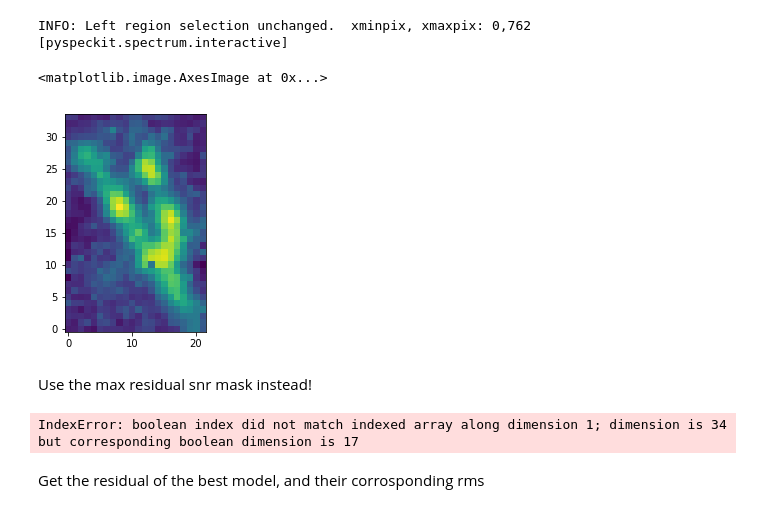
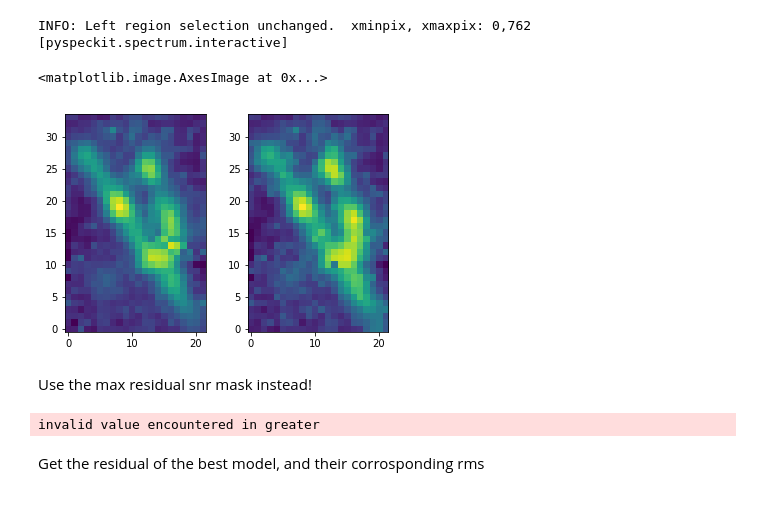
Before and after one commit to mcyc/multi_vlsr, a Jupyter notebook: run/iter_methods_test.ipynb, the cells around one changed output. Cells and saved outputs as stored; diff of their text form; code cells hidden in the pictures.

```diff
--- a/run/iter_methods_test.ipynb
+++ b/run/iter_methods_test.ipynb
@@ -81,6 +81,7 @@ plt.imshow(lnk21, origin="lower", vmin=0, vmax=1000)
 [figure]
 # %%
 p2 = orion_cnv.pcubes['2']
+p1 = orion_cnv.pcubes['1']
 # %%
 def show_para(para, figsize=(11, 8)):
     npanel = para.shape[0]
@@ -114,0 +118,6 @@ show_para(p2.parcube)
+# %%
+reload(gf)
+data_cnv = np.append(p2.parcube, p2.errcube, axis=0)
+para_sorted = gf.quick_2comp_sort(data_cnv, filtsize=3, refVMap=p1.parcube[0])
+#para_sorted = gf.quick_2comp_sort(data_cnv, filtsize=3)
+show_para(para_sorted[0:8])
@@ -143,18 +176,23 @@ INFO: Left region selection unchanged.  xminpix, xmaxpix: 0,762 [pyspeckit.spect
 # %%
 mod1 = orion.pcubes['1'].get_modelcube()
 mod2 = orion.pcubes['2'].get_modelcube()
-plt.imshow(np.nansum(mod2, axis=0), origin='lower')
+fig = plt.figure()
+ax0 = fig.add_subplot(121)
+ax1 = fig.add_subplot(122)
+ax0.imshow(np.nansum(mod1, axis=0), origin='lower')
+ax1.imshow(np.nansum(mod2, axis=0), origin='lower')
 # %% [output]
 <matplotlib.image.AxesImage at 0x...>
-[figure, old version]
+[figure, new version]
 # %% [markdown]
 Use the max residual snr mask instead!
 # %%
+lnk21 = orion.get_AICc_likelihood(2, 1)
 mask = lnk21 > 5
 modbest = mod1.copy()
 modbest[:,mask] = mod2[:,mask]
 # %% [output]
-IndexError: boolean index did not match indexed array along dimension 1; dimension is 34 but corresponding boolean dimension is 17
+invalid value encountered in greater
 # %% [markdown]
 Get the residual of the best model, and their corrosponding rms
 # %%
```
Also changed, not shown: parts of 47 cells of this notebook.
